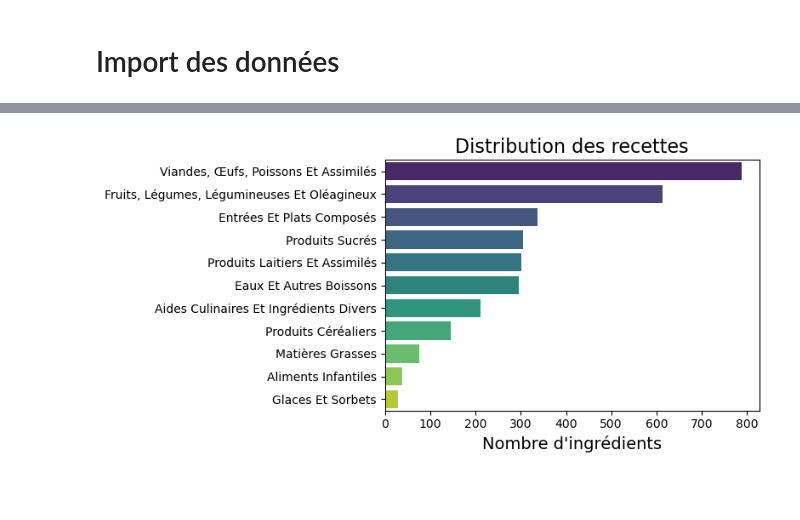
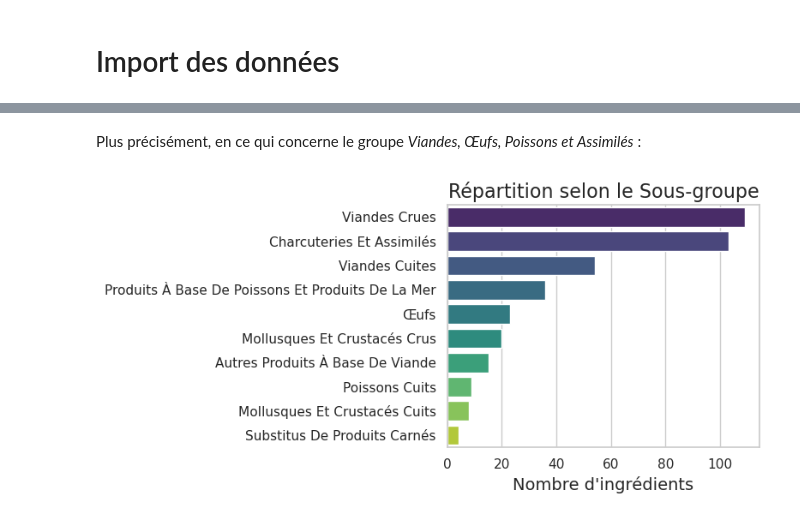
Before and after one commit to Louismoraine/python-pour-data-science, a Jupyter notebook: scripts/projet.ipynb, the cells around one changed output, grey strips where cells are left out. Saved outputs shown, nothing was run; the diff lists cells and outputs as text; code cells hidden in the pictures; blank space fills up the shorter version.

```diff
--- a/scripts/projet.ipynb
+++ b/scripts/projet.ipynb
@@ -115,21 +89,21 @@ Passing `palette` without assigning `hue` is deprecated and will be removed in v
+# %% [markdown]
+Plus précisément, en ce qui concerne le groupe *Viandes, Œufs, Poissons et Assimilés* :
 # %%
-#Barplot2
-# Comptage des fréquences de la variable qualitative
-frequence = df['alim_grp_nom_fr'].str.title().value_counts()
+# Calcul des fréquences
+df_groupe_viande = df_svm.loc[df_svm["Groupe"] == "Viandes, Œufs, Poissons Et Assimilés",:]
+frequence = df_groupe_viande['Sous-groupe'].value_counts()
 
-# Créer un barplot en utilisant seaborn
+# Barplot en utilisant seaborn
 plt.figure(figsize=(8,4))
 sns.barplot(x=frequence.values, y=frequence.index, palette='viridis',hue=frequence.index, legend = False)
 
-# Ajouter les labels et un titre
-plt.title("Distribution des recettes", fontsize=16)
+# Labels et titre
+plt.title("Répartition selon le Sous-groupe", fontsize=16)
 plt.xlabel("Nombre d'ingrédients", fontsize=14)
 plt.ylabel("", fontsize=14)
 
-# Rotation des étiquettes si nécessaire, ajustement pour les longues catégories
+# Afficher le plot
 plt.tight_layout()
-
-# Afficher le plot
 plt.show()
 # %% [output]
-[figure, old version]
+[figure, new version]
```
Also changed, not shown: parts of 14 cells of this notebook, 1 other file.
